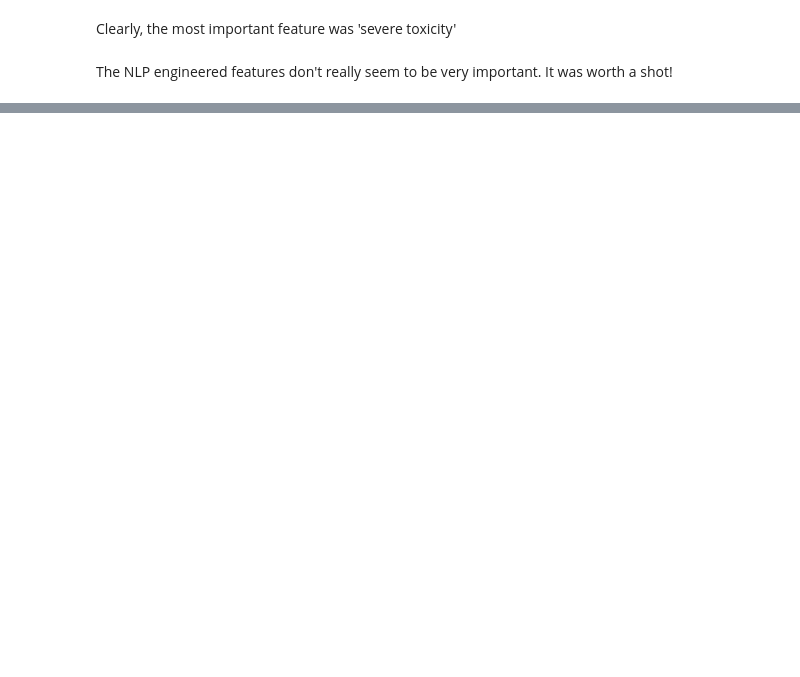
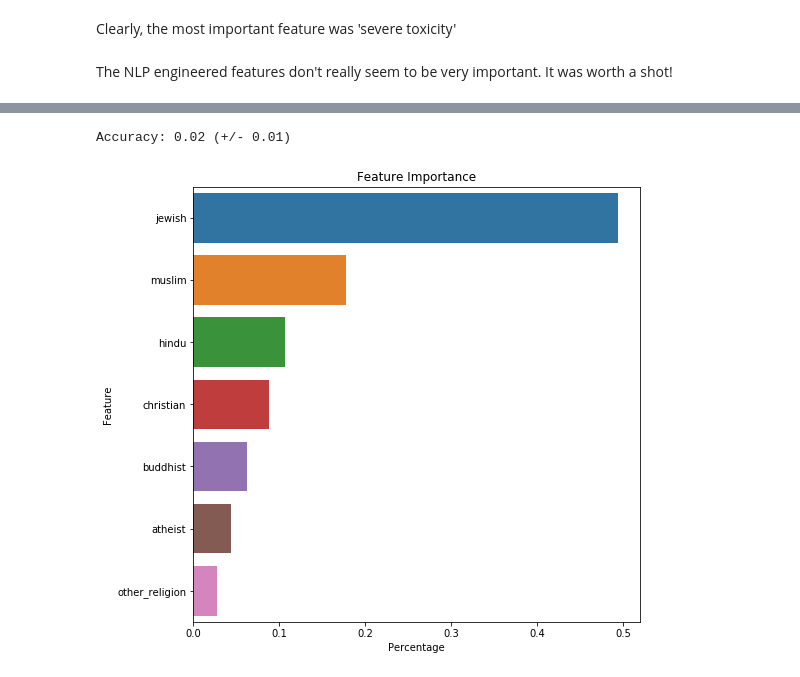
Before and after one commit to patrickcanny/EECS738_Toxicity_Classification, a Jupyter notebook: notebooks/Exploration.ipynb, the cells around one changed output, grey strips where cells are left out. Drawn from its saved outputs; the diff is of its cells as text; code cells hidden in the pictures; blank space fills up the shorter version.

```diff
--- a/notebooks/Exploration.ipynb
+++ b/notebooks/Exploration.ipynb
@@ -98,0 +143,15 @@ The NLP engineered features don't really seem to be very important. It was worth
+# %%
+# look at the religions
+feats = ['jewish', 'muslim', 'hindu', 'christian', 'buddhist', 'atheist', 'other_religion']
+labs = ['target']
+features = df[feats]
+labels = df[labs]
+X_train, X_test, y_train, y_test = train_test_split(
+    features, labels, test_size=0.33, random_state=42)
+# %%
+# set up decision tree regressor
+from sklearn.tree import DecisionTreeRegressor
+from sklearn.model_selection import cross_val_score
+dt_regressor = DecisionTreeRegressor(random_state=0)
+# %%
+dt_regressor.fit(X_train, y_train)
@@ -98,0 +177,4 @@ The NLP engineered features don't really seem to be very important. It was worth
+# %%
+print("Accuracy: %0.2f (+/- %0.2f)" % (linreg_scores.mean(), linreg_scores.std() * 2))
+# %% [output]
+Accuracy: 0.02 (+/- 0.01)
@@ -98,0 +184,15 @@ The NLP engineered features don't really seem to be very important. It was worth
+# %%
+# check out feature importances
+feats = {}
+for feature, importance in zip(X_train.columns, sorted(dt_regressor.feature_importances_, reverse=True)[:7]):
+    feats[feature] = importance
+
+# graph
+bar = pd.DataFrame.from_dict(feats, orient='index')
+bar['index'] = bar.index.tolist()
+plt.figure(figsize=(8,8))
+ax = sns.barplot(x=0, y='index',data=bar)
+ax.set(xlabel='Percentage', ylabel='Feature', title="Feature Importance")
+plt.show()
+# %% [output]
+[figure, added]
```
Also changed, not shown: parts of 20 cells of this notebook.
